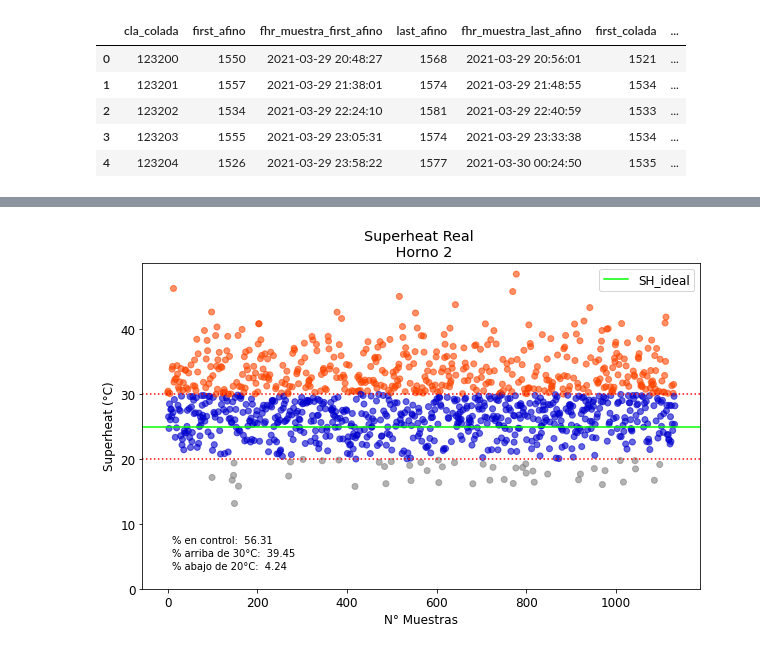
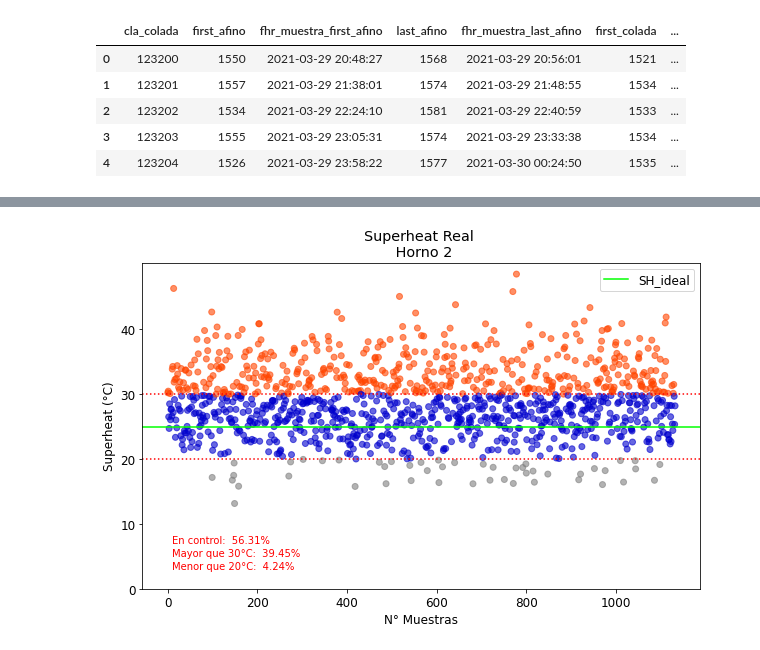
Before and after one commit to eddua04/pruebas_nb_diff, a Jupyter notebook: 3. Pruebas de modelado.ipynb, the cells around one changed output, grey strips where cells are left out. Saved outputs shown, nothing was run; the diff lists cells and outputs as text; code cells hidden in the pictures.

```diff
--- a/3. Pruebas de modelado.ipynb
+++ b/3. Pruebas de modelado.ipynb
@@ -496,10 +503,0 @@ data.head(3)
-# %%
-# Variable Casting time la cambiamos por el esperado
-
-data["CASTING_TIME"] = data["CASTING_TIME"].shift()
-mean_value = data["CASTING_TIME"].mean()
-
-data["CASTING_TIME"].fillna(value=mean_value, inplace=True)
-# %%
-# Variable Casting time
-data.loc[:,"mean_temp_colada"] = data.loc[:,"t_liquidus"] + 25
@@ -557,0 +504,15 @@ NameError: name 'key_model' is not defined
+# %%
+# Definir variables depedientes e independientes
+
+X = data[variables]
+y = data[tar]
+
+# Train Test Split
+X_train, X_test, y_train, y_test = train_test_split(X, y,
+                                                    test_size = 0.33,
+                                                    random_state = 42)
+print(f"X_train: {X_train.shape}, X_test: {X_test.shape}")
+
+# Predicción
+y_pred = model_simulacion.predict(X_test)
+print(f"\nPrediction size: {len(y_pred)}")
@@ -617,17 +640,21 @@ df_SH["control"] = df_SH["control"].map(dict_colors)
 # %%
+# Gráfica
 plt.figure(figsize = (10,6))
-plt.scatter(x = np.arange(len(sh_real)), y = df_SH["SH_promedio"], c = df_SH["control"], alpha = 0.6)
-plt.axhline(y = 25, color = 'lime', label = "SH_ideal")
-plt.axhline(y = 30, color = 'r', linestyle = "dotted")
-plt.axhline(y = 20, color = 'r', linestyle = "dotted")
+plt.scatter(x = np.arange(len(sh_real)), y = df_SH["SH_promedio"], c = df_SH["control"], alpha = 0.6) ## Superheat
+plt.axhline(y = 25, color = 'lime', label = "SH_ideal") ## Referencia de superheat ideal = 25°C
+plt.axhline(y = 30, color = 'r', linestyle = "dotted") ## Referencia de superheat límite superior
+plt.axhline(y = 20, color = 'r', linestyle = "dotted") ## Referencia de superheat límite inferior
+# Etiquetas ejes
 plt.ylabel("Superheat (°C)")
 plt.xlabel("N° Muestras")
 plt.title(f"""Superheat Real \n Horno {horno}""")
 plt.yticks(np.arange(0, max(sh_real)+1, 10))
-plt.text(10, 7, f"% en control: {control_sh: .2f}", fontsize = 10)
-plt.text(10, 5, f"% arriba de 30°C: {sup_sh: .2f}", fontsize = 10)
-plt.text(10, 3, f"% abajo de 20°C: {inf_sh: .2f}", fontsize = 10)
+# Texto
+params = {"fontsize": 10, "color": "red"}
+plt.text(10, 7, f"En control: {prc_control_sh: .2f}%", **params)
+plt.text(10, 5, f"Mayor que 30°C: {prc_sup_sh: .2f}%", **params)
+plt.text(10, 3, f"Menor que 20°C: {prc_inf_sh: .2f}%", **params)
 plt.legend()
 plt.show()
 # %% [output]
-[figure, old version]
+[figure, new version]
```
Also changed, not shown: parts of 90 cells of this notebook.
